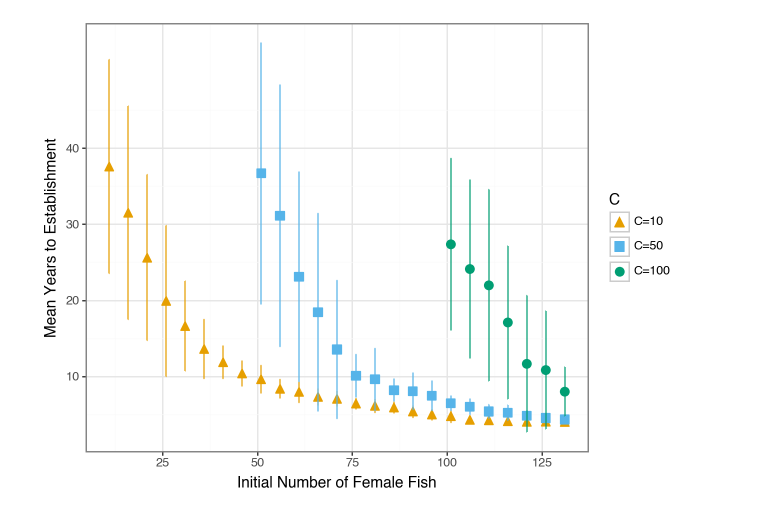
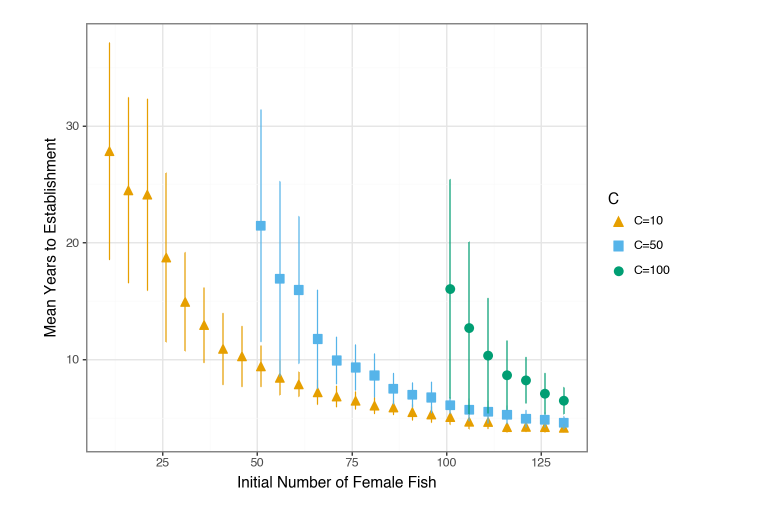
Before and after one commit to jppeirce/BranchingProcessIPM, a Jupyter notebook: Code/IPM_Allee.ipynb, the cells around one changed output. Saved outputs shown, nothing was run; the diff lists cells and outputs as text; code cells hidden in the pictures.

```diff
--- a/Code/IPM_Allee.ipynb
+++ b/Code/IPM_Allee.ipynb
@@ -321,15 +340,11 @@ C_high = 10.47*100
 # %%
-import importlib
-
-importlib.reload(ipma)
-
 # Define the values of C
 C_values = [C_low, C_mid, C_high]
 C_labels = ["C=10", "C=50", "C=100"]
 line_styles = ['dotted', 'dashed', 'solid']
 markers = ['^', 's', 'o']
 
-colorblind_palette = ["#E69F00", "#56B4E9", "#009E73"]
+colorblind_palette = ["#E69F00", "#17191A", "#009E73"]
 
 # Initialize a list to store the results
 results = []
@@ -351,13 +366,13 @@ for C, label, line_style, marker in zip(C_values, C_labels, line_styles, markers
             max_len = max_len,
             n_len = n_len,
             n_time = n_time,
-            n_iter = 50,
+            n_iter = n_iter,
             length_mesh = length_mesh,
             growth_matrix = von_b_growth.growth(length_now = length_mesh, length_next = length_mesh),
             yoy_mean = 0.319,
             yoy_sd = 0.040,
-            init_pop = { "initial population": np.array([n0_fish]), "length (m)": np.array([1.0])})
-
+            init_pop = init_pop
+        )
         out = out.reset_index()
 
         # Extract the population at time n_time for each iteration
@@ -661 +625,10 @@ def time_to_establishment(
+# %%
+n_time = 50
+n_iter = 10
+
+n0_fish_adult_values = np.arange(1, 132, 5)
+
+# Define the values of C
+C_values = [C_low, C_mid, C_high]
+C_labels = ["C=10", "C=50", "C=100"]
 # %% [markdown]
@@ -664,10 +636,4 @@ def time_to_establishment(
 # %%
-n0_fish_adult_values = np.arange(1, 132, 5)
-
-# Define the values of C
-C_values = [C_low, C_mid, C_high]
-C_labels = ["C=10", "C=50", "C=100"]
-
 results = []
 
 for Cval in C_values:
@@ -685,13 +651,13 @@ for Cval in C_values:
                 min_len=min_len,
                 max_len=max_len,
                 n_len=n_len,
-                n_time=60,
-                n_iter=10,
+                n_time=n_time,
+                n_iter=n_iter,
                 length_mesh=length_mesh,
                 growth_matrix=von_b_growth.growth(length_now=length_mesh, length_next=length_mesh),
                 yoy_mean=0.319,
                 yoy_sd=0.040,
-                init_pop={"initial population": np.array([n0]), "length (m)": np.array([1.0])}
+                init_pop={"initial population": np.array([n0]), "length (m)": np.array([ave_length_adult])}
                 )
             if est_time != n_time:
                 all_valid_times.append(est_time)
@@ -710,41 +676,44 @@ plot_df = pd.DataFrame({
     'CImoe': [1.96 * (result[3]/np.sqrt(50)) for result in results]
 })
 
-C_mapping = {104.7: "C=10", 523.5: "C=50", 1047: "C=100"}
+C_mapping = {C_low: "C=10", C_mid: "C=50", C_high: "C=100"}
+#C_mapping = {104.7: "C=10", 523.5: "C=50", 1047: "C=100"}
 plot_df['C'] = plot_df['C'].map(C_mapping)
 
 # Convert the 'C' column to a categorical type with specified levels
 plot_df['C'] = pd.Categorical(plot_df['C'], categories=["C=10", "C=50", "C=100"], ordered=True)
 
 # Filter the DataFrame to only include rows where n0_fish > C
-plot_df_filtered = plot_df[plot_df.apply(lambda row: row['n0_fish'] > float(row['C'].split('=')[1]), axis=1)]
+plot_df_filtered = plot_df[plot_df.apply(
+    lambda row: pd.notna(row['C']) and row['n0_fish'] > float(str(row['C']).split('=')[1]), axis=1
+)]
 
 line_styles = ['dotted', 'dashed', 'solid']
 markers = ['^', 's', 'o']
 colorblind_palette = ["#E69F00", "#56B4E9", "#009E73"]
 #colorblind_palette = ["#0072B2", "#D55E00", "#009E73"]  # Example colors
 
 # Plot the results
 plot = (
     p9.ggplot(plot_df_filtered, p9.aes(x='n0_fish', y='mean_time', color='C', shape='C')) +
     p9.geom_point(size=3, show_legend=True) +
     p9.geom_errorbar(p9.aes(ymin='mean_time - sd_time', ymax='mean_time + sd_time'), width=0.2, show_legend=False) +
     p9.scale_color_manual(values=colorblind_palette, breaks=["C=10", "C=50", "C=100"], labels=['C=10', 'C=50', 'C=100']) +
     p9.scale_shape_manual(values=markers, breaks=["C=10", "C=50", "C=100"], labels=['C=10', 'C=50', 'C=100']) +
     p9.labs(
         x="Initial Number of Female Fish",
         y="Mean Years to Establishment"
     ) +
     p9.scale_x_continuous(breaks=range(0, int(plot_df_filtered['n0_fish'].max()) + 25, 25)) +  # Set x-axis ticks every 25
-    p9.scale_y_continuous(breaks=range(0, int(plot_df_filtered['mean_time'].max()) + 10, 10)) +  # Set y-axis ticks every 10
+    p9.scale_y_continuous(breaks=range(0, 60, 10)) +  # Set y-axis ticks every 10
     p9.theme_bw() +
     p9.theme(legend_title=p9.element_blank(),
              axis_title_x=p9.element_text(size=12),
              axis_title_y=p9.element_text(size=12))+
     p9.theme_bw()
 )
 
 plot.show()
 # %% [output]
-[figure, old version]
+[figure, new version]
 # %%
```
Also changed, not shown: parts of 68 cells of this notebook, 14 other files.
